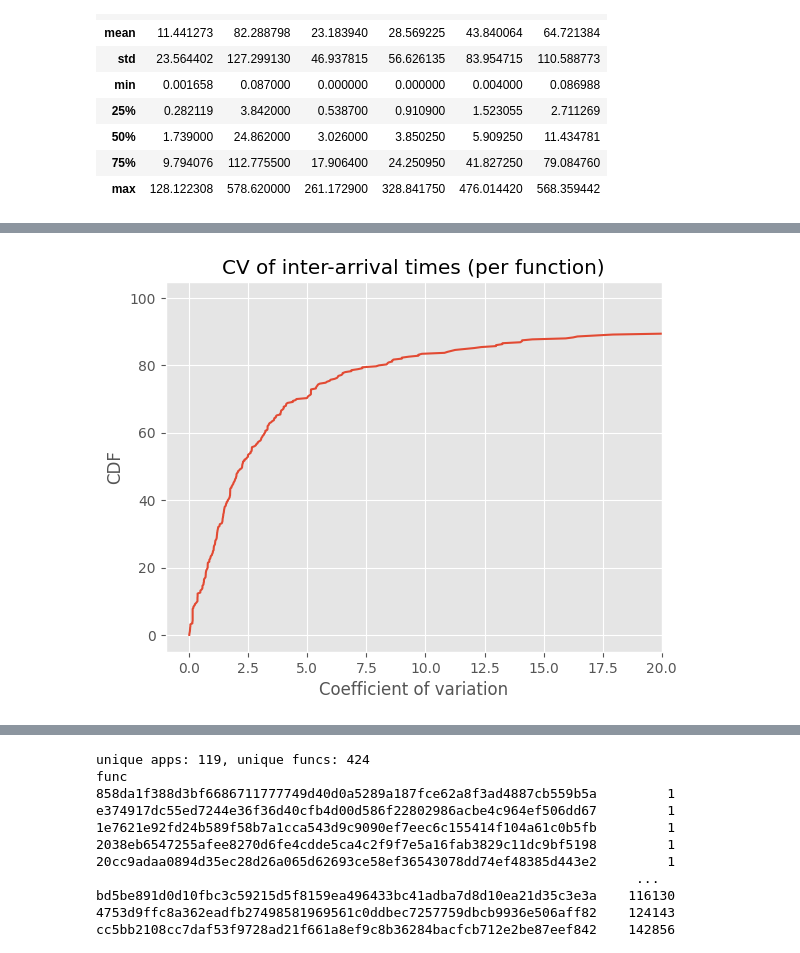
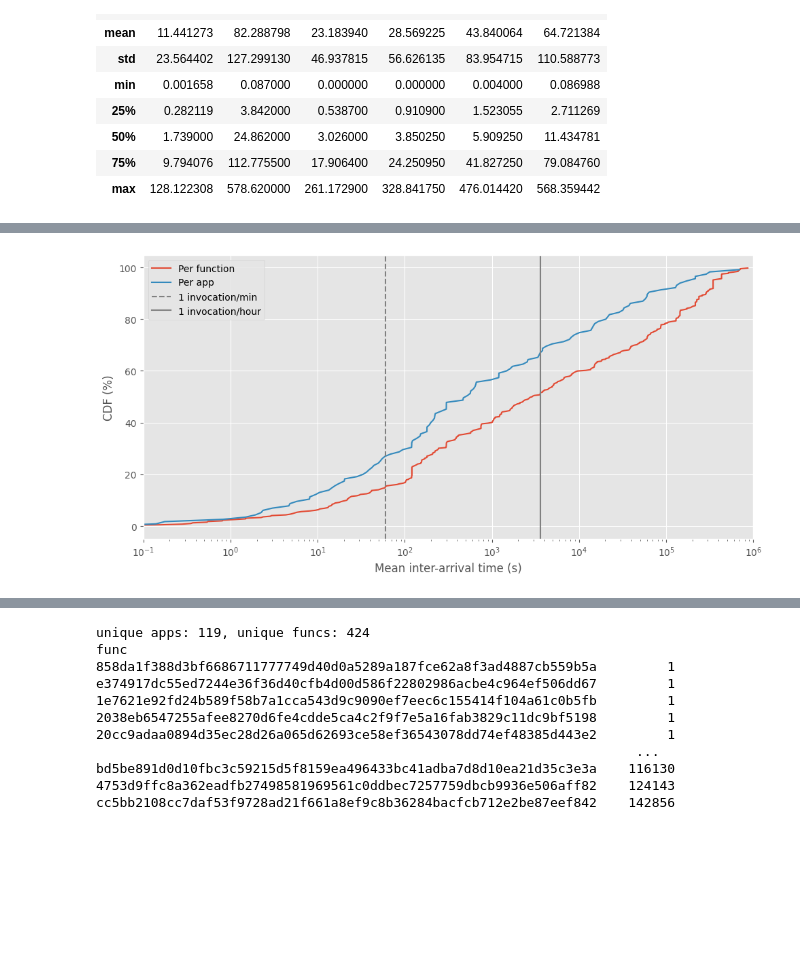
Before and after one commit to Joveful/thesis, a Jupyter notebook: az21.ipynb, the cells around one changed output, grey strips where cells are left out. Saved outputs shown, nothing was run; the diff lists cells and outputs as text; code cells hidden in the pictures; blank space fills up the shorter version.

Commit message:
invoc CDF and CV

```diff
--- a/az21.ipynb
+++ b/az21.ipynb
@@ -147,33 +147,97 @@ For each `(app, func)` with at least two invocations, inter-arrival times are th
 # %%
+def inter_arrival_times(timestamps: np.ndarray) -> np.ndarray:
+    ts = np.sort(timestamps)
+    if len(ts) < 2:
+        return np.array([])
+    return np.diff(ts)
+
+
 def inter_arrival_cv(timestamps: np.ndarray) -> float:
-    ts = np.sort(timestamps)
-    if len(ts) < 3:
+    iat = inter_arrival_times(timestamps)
+    if len(iat) < 2:
         return np.nan
-    iat = np.diff(ts)
     mean = iat.mean()
     if mean <= 0:
         return np.nan
     return float(iat.std(ddof=1) / mean)
 
 
+def mean_inter_arrival(timestamps: np.ndarray) -> float:
+    iat = inter_arrival_times(timestamps)
+    if len(iat) == 0:
+        return np.nan
+    return float(iat.mean())
+
+
+mean_iat_by_function = (
+    df.groupby(["app", "func"], sort=False)["start_timestamp"]
+    .apply(lambda ts: mean_inter_arrival(ts.values))
+    .dropna()
+    .rename("mean_iat")
+)
+
+mean_iat_by_app = (
+    df.groupby("app", sort=False)["start_timestamp"]
+    .apply(lambda ts: mean_inter_arrival(ts.values))
+    .dropna()
+    .rename("mean_iat")
+)
+
 cv_by_function = (
     df.groupby(["app", "func"], sort=False)["start_timestamp"]
-        .apply(inter_arrival_cv)
-        .dropna()
-        .rename("cv")
+    .apply(inter_arrival_cv)
+    .dropna()
+    .rename("cv")
 )
 
-cv_vals, cv_pct = get_cdf(cv_by_function.reset_index(), "cv")
-plt.plot(cv_vals, cv_pct)
-#plt.xscale("log")
-plt.xlim(-1, 20)
-plt.title("CV of inter-arrival times (per function)")
-plt.xlabel("Coefficient of variation")
-plt.ylabel("CDF")
-plt.grid(visible=True)
+cv_by_app = (
+    df.groupby("app", sort=False)["start_timestamp"]
+    .apply(inter_arrival_cv)
+    .dropna()
+    .rename("cv")
+)
+
+fig, ax = plt.subplots(figsize=(10, 5))
+
+func_vals, func_pct = get_cdf(mean_iat_by_function.reset_index(), "mean_iat")
+app_vals, app_pct = get_cdf(mean_iat_by_app.reset_index(), "mean_iat")
+ax.plot(func_vals, func_pct, label="Per function")
+ax.plot(app_vals, app_pct, label="Per app")
+ax.axvline(60, color="gray", linestyle="--", linewidth=1.5, label="1 invocation/min")
+ax.axvline(3600, color="gray", linestyle="-", linewidth=1.5, label="1 invocation/hour")
+ax.set_xlim(0.1, 1000000)
+ax.set_xlabel("Mean inter-arrival time (s)")
+ax.set_ylabel("CDF (%)")
+ax.set_xscale("log")
+ax.legend()
+ax.grid(visible=True)
+fig.tight_layout()
 plt.show()
 
+for threshold, label in ((60, "1 invocation/min"), (3600, "1 invocation/hour")):
+    func_cdf = 100 * (mean_iat_by_function <= threshold).mean()
+    app_cdf = 100 * (mean_iat_by_app <= threshold).mean()
+    print(f"Mean IAT CDF at {label} ({threshold}s): per function {func_cdf:.1f}%, per app {app_cdf:.1f}%")
+
+fig, ax = plt.subplots(figsize=(10, 5))
+
+func_cv_vals, func_cv_pct = get_cdf(cv_by_function.reset_index(), "cv")
+app_cv_vals, app_cv_pct = get_cdf(cv_by_app.reset_index(), "cv")
+ax.plot(func_cv_vals, func_cv_pct, label="Per function")
+ax.plot(app_cv_vals, app_cv_pct, label="Per app")
+ax.set_xlim(0.01, 150)
+ax.set_xlabel("Coefficient of variation")
+ax.set_ylabel("CDF (%)")
+ax.set_xscale("log")
+ax.legend()
+ax.grid(visible=True)
+fig.tight_layout()
+plt.show()
+
+print(f"functions with mean IAT: {len(mean_iat_by_function):,}")
+print(f"apps with mean IAT: {len(mean_iat_by_app):,}")
 print(f"functions with CV: {len(cv_by_function):,}")
+print(f"apps with CV: {len(cv_by_app):,}")
 cv_by_function.describe()
 # %% [output]
-[figure, old version]
+[figure, new version]
```
Also changed, not shown: parts of 14 cells of this notebook.
